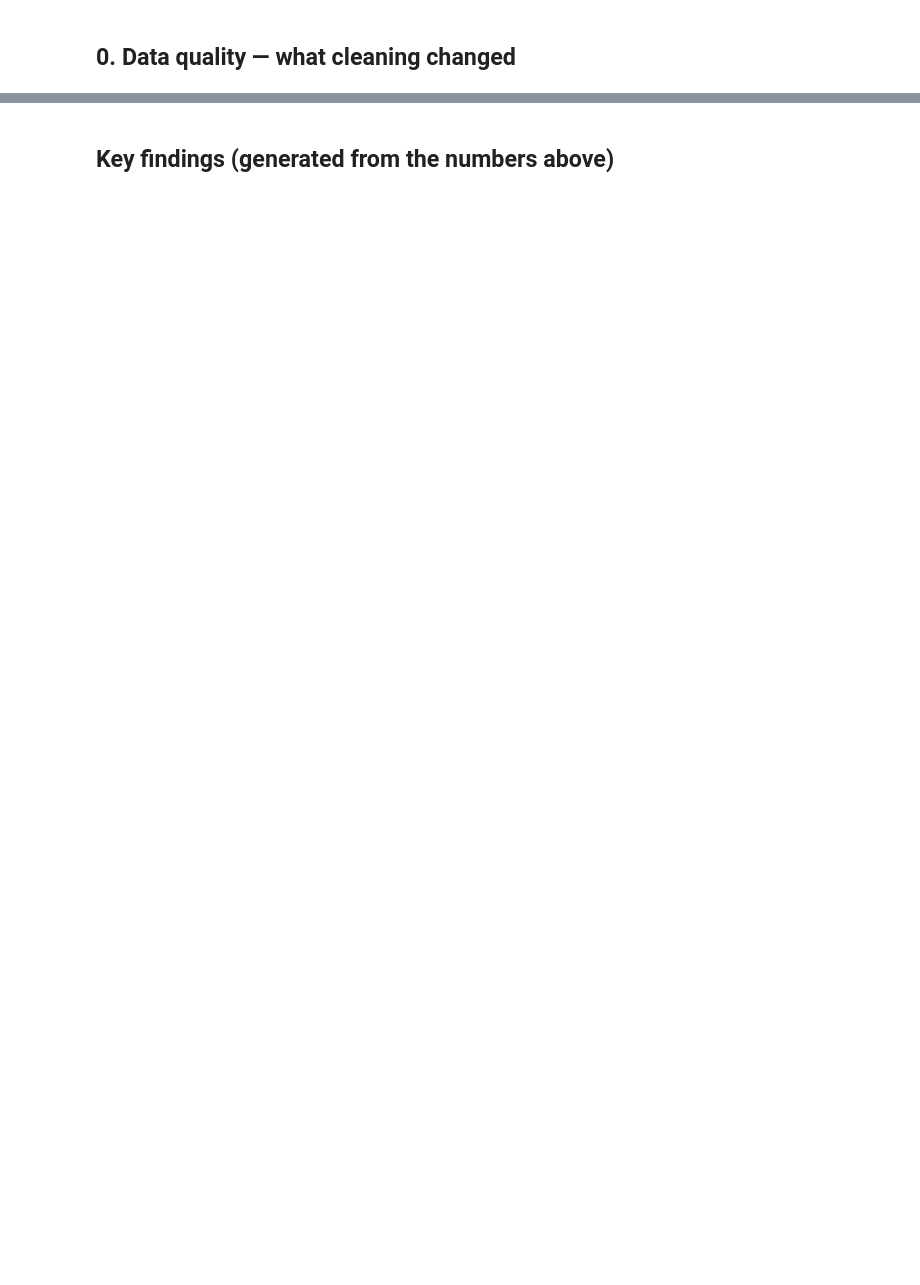
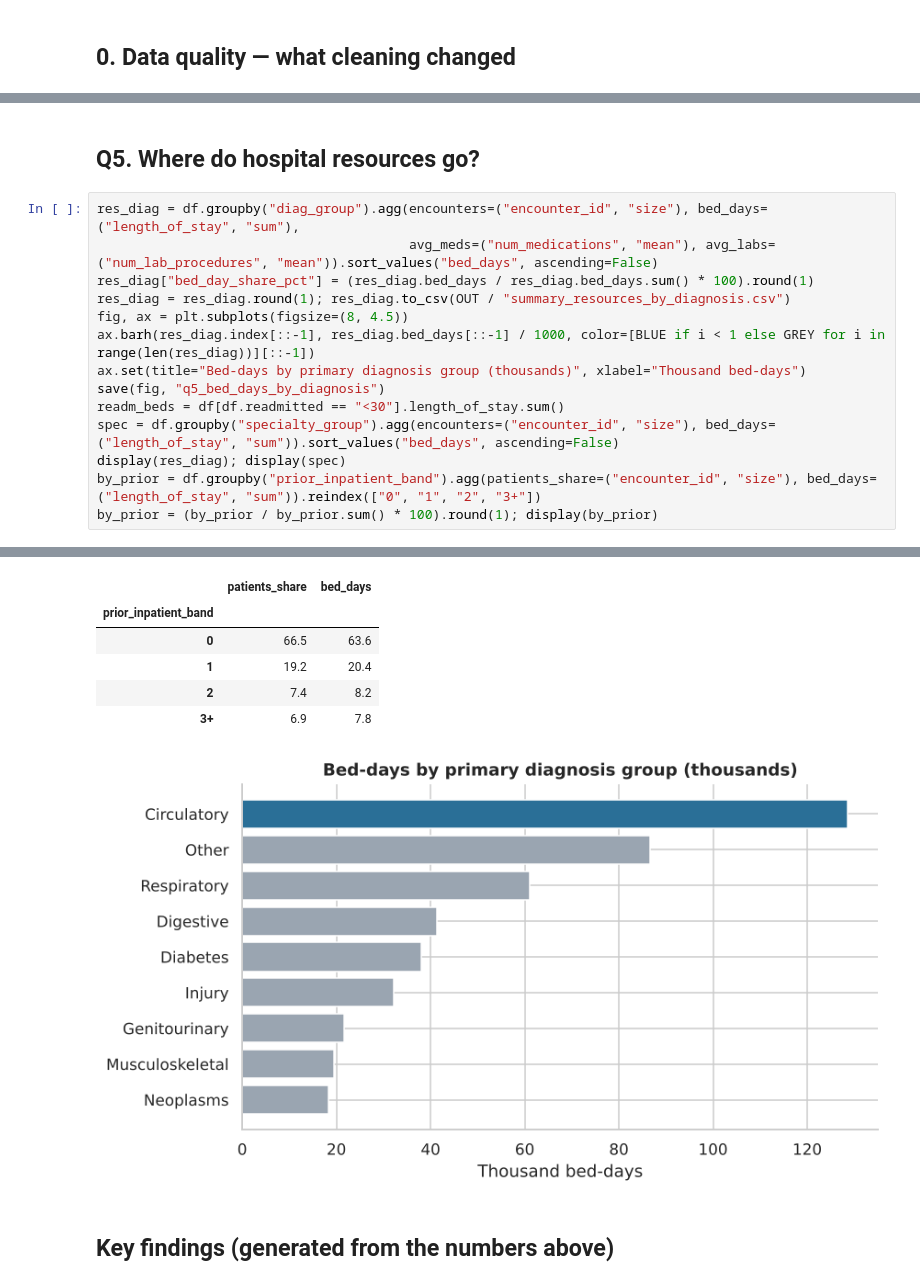
Before and after one commit to Khushi3743/hospital-data-analysis, a Jupyter notebook: notebooks/hospital_analysis.ipynb, the cells around one changed output, grey strips where cells are left out. Saved outputs shown, nothing was run; the diff lists cells and outputs as text; blank space fills up the shorter version.

```diff
--- a/notebooks/hospital_analysis.ipynb
+++ b/notebooks/hospital_analysis.ipynb
@@ -436,0 +326,17 @@ Cost of readmission stays (the return visits): ₹15.25 crore = 13.9% of total s
+# %% [markdown]
+## Q5. Where do hospital resources go?
+# %%
+res_diag = df.groupby("diag_group").agg(encounters=("encounter_id", "size"), bed_days=("length_of_stay", "sum"),
+                                        avg_meds=("num_medications", "mean"), avg_labs=("num_lab_procedures", "mean")).sort_values("bed_days", ascending=False)
+res_diag["bed_day_share_pct"] = (res_diag.bed_days / res_diag.bed_days.sum() * 100).round(1)
+res_diag = res_diag.round(1); res_diag.to_csv(OUT / "summary_resources_by_diagnosis.csv")
+fig, ax = plt.subplots(figsize=(8, 4.5))
+ax.barh(res_diag.index[::-1], res_diag.bed_days[::-1] / 1000, color=[BLUE if i < 1 else GREY for i in range(len(res_diag))][::-1])
+ax.set(title="Bed-days by primary diagnosis group (thousands)", xlabel="Thousand bed-days")
+save(fig, "q5_bed_days_by_diagnosis")
+readm_beds = df[df.readmitted == "<30"].length_of_stay.sum()
+spec = df.groupby("specialty_group").agg(encounters=("encounter_id", "size"), bed_days=("length_of_stay", "sum")).sort_values("bed_days", ascending=False)
+display(res_diag); display(spec)
+by_prior = df.groupby("prior_inpatient_band").agg(patients_share=("encounter_id", "size"), bed_days=("length_of_stay", "sum")).reindex(["0", "1", "2", "3+"])
+by_prior = (by_prior / by_prior.sum() * 100).round(1); display(by_prior)
+# %% [output]
@@ -437,2 +367,9 @@ Cost of readmission stays (the return visits): ₹15.25 crore = 13.9% of total s
+|  | patients_share | bed_days |
+| prior_inpatient_band |  |  |
+| 0 | 66.5 | 63.6 |
+| 1 | 19.2 | 20.4 |
+| 2 | 7.4 | 8.2 |
+| 3+ | 6.9 | 7.8 |
+[figure, added]
 # %% [markdown]
 ## Key findings (generated from the numbers above)
```
Also changed, not shown: parts of 42 cells of this notebook, 41 other files.
